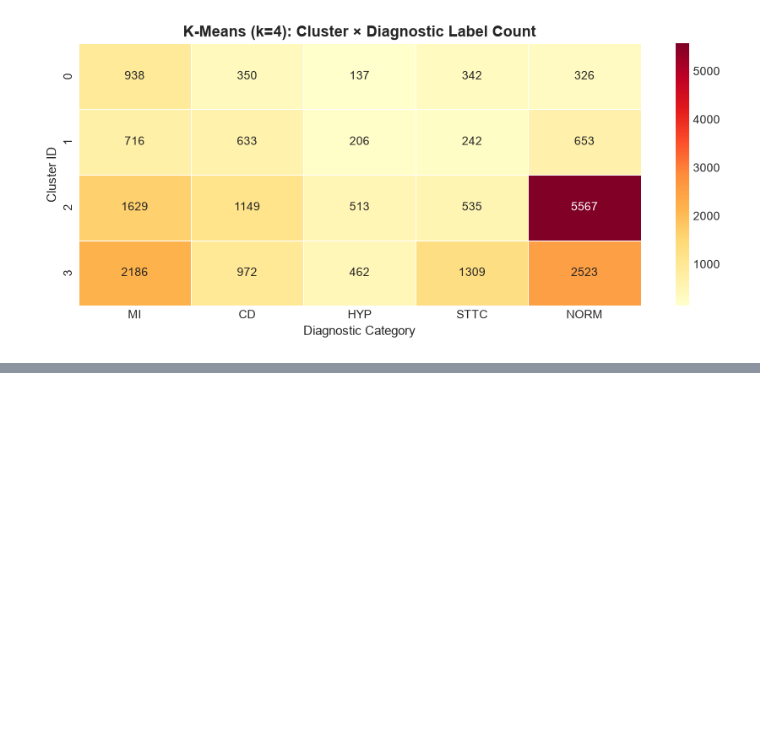
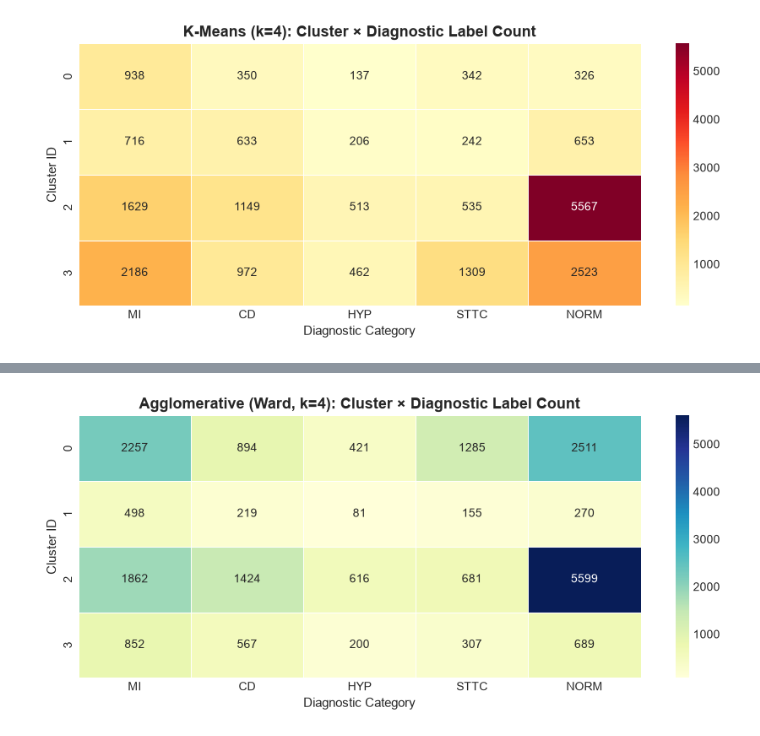
Before and after one commit to Harishraghult/ML_project, a Jupyter notebook: notebooks/clustering.ipynb, the cells around one changed output, grey strips where cells are left out. Cells and saved outputs as stored; diff of their text form; code cells hidden in the pictures; blank space fills up the shorter version.

```diff
--- a/notebooks/clustering.ipynb
+++ b/notebooks/clustering.ipynb
@@ -303,0 +360,16 @@ plt.show()
+# %%
+# External validity: Agglomerative purity
+agg_label_counts = (df.groupby(['agg_cluster', 'dominant_label'])
+                      .size()
+                      .unstack(fill_value=0))
+agg_label_counts['Total']    = agg_label_counts.sum(axis=1)
+agg_label_counts['Majority'] = agg_label_counts[class_names].max(axis=1)
+agg_label_counts['Purity']   = (agg_label_counts['Majority'] /
+                                 agg_label_counts['Total']).round(3)
+agg_label_counts['DomLabel'] = agg_label_counts[class_names].idxmax(axis=1)
+
+print("Agglomerative Cluster Purity w.r.t. Diagnostic Labels:")
+display(agg_label_counts)
+
+agg_purity = (agg_label_counts['Majority'].sum() / agg_label_counts['Total'].sum())
+print(f"Overall Agglomerative Purity: {agg_purity:.4f}")
@@ -303,0 +385,13 @@ plt.show()
+# %%
+# Heatmap: Agglomerative cluster x label
+plt.figure(figsize=(9, max(4, OPTIMAL_K)))
+sns.heatmap(agg_label_counts[class_names], annot=True, fmt='d',
+            cmap='YlGnBu', linewidths=0.5)
+plt.title(f'Agglomerative (Ward, k={OPTIMAL_K}): Cluster × Diagnostic Label Count',
+          fontsize=13, fontweight='bold')
+plt.xlabel('Diagnostic Category', fontsize=11)
+plt.ylabel('Cluster ID', fontsize=11)
+plt.tight_layout()
+plt.show()
+# %% [output]
+[figure, added]
```
Also changed, not shown: parts of 6 cells of this notebook.
